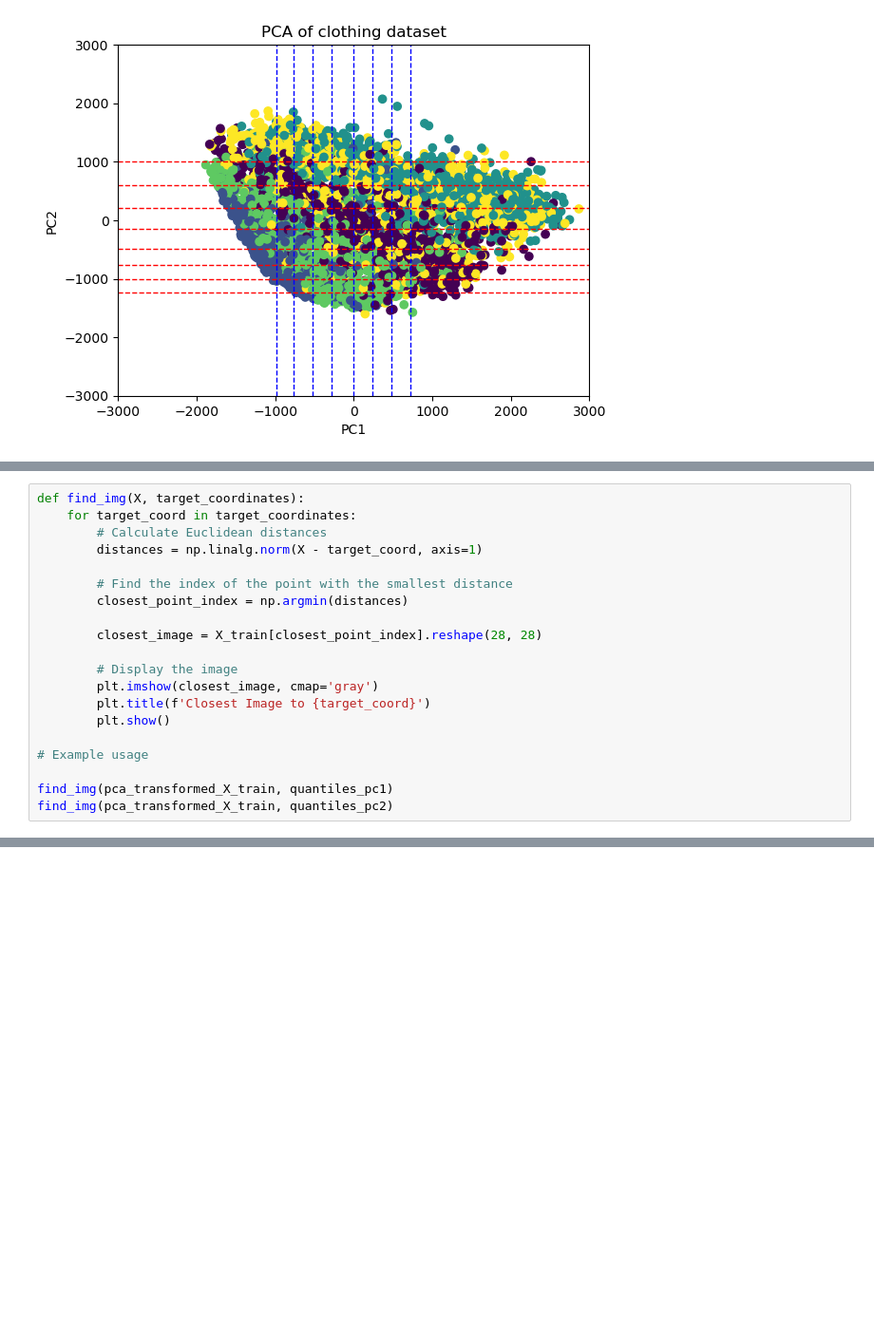
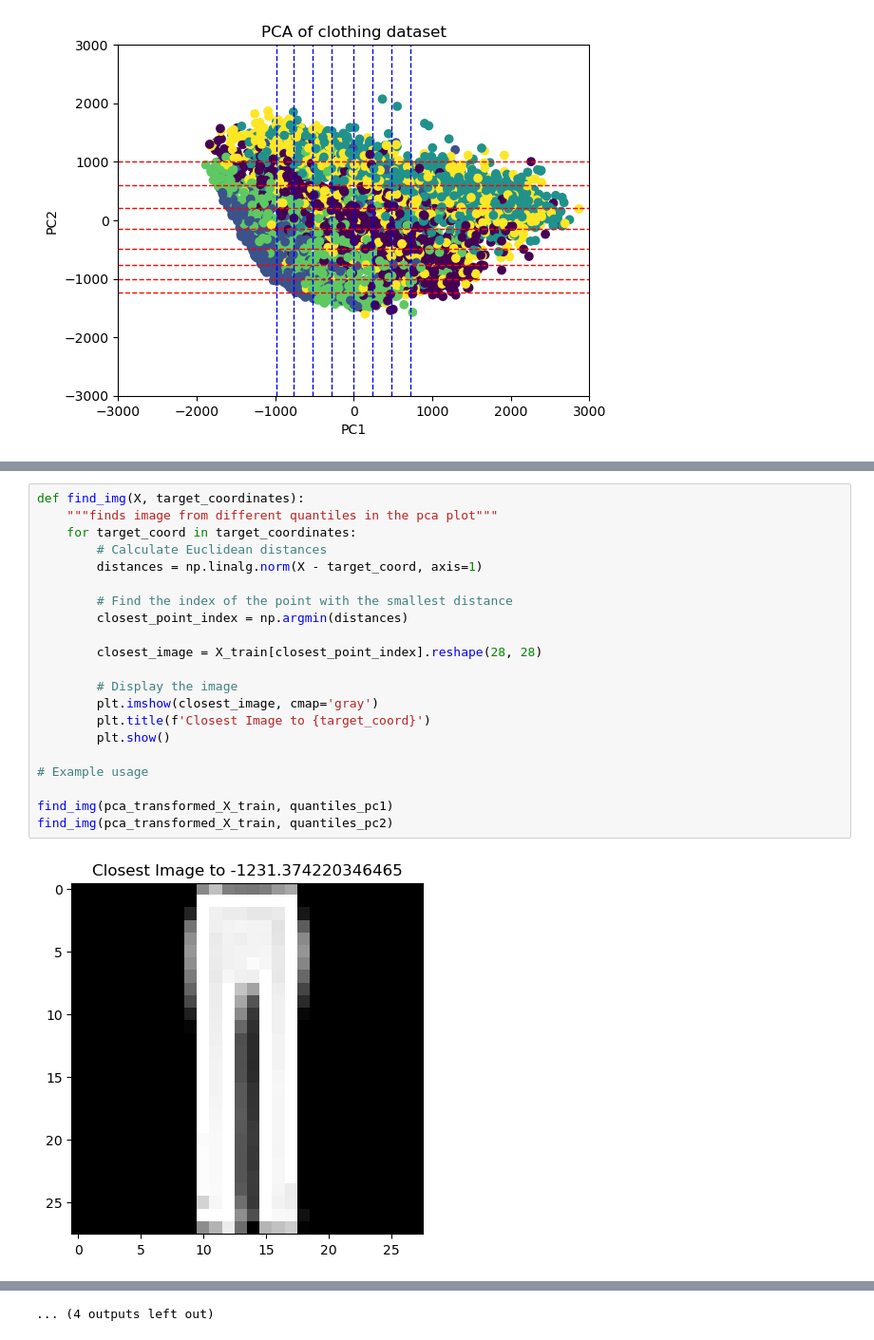
Before and after one commit to julielhagen/Clothing_classification-, a Jupyter notebook: sklearn.ipynb, the cells around one changed output, grey strips where cells are left out. Shown at 95% size. Cells and saved outputs as stored; diff of their text form; blank space fills up the shorter version.

```diff
--- a/sklearn.ipynb
+++ b/sklearn.ipynb
@@ -331,20 +292,23 @@ find_img(pca_transformed_X_train, X_train, target_coordinates)
 # %%
 def find_img(X, target_coordinates):
+    """finds image from different quantiles in the pca plot"""
     for target_coord in target_coordinates:
         # Calculate Euclidean distances
         distances = np.linalg.norm(X - target_coord, axis=1)
 
         # Find the index of the point with the smallest distance
         closest_point_index = np.argmin(distances)
 
         closest_image = X_train[closest_point_index].reshape(28, 28)
 
         # Display the image
         plt.imshow(closest_image, cmap='gray')
         plt.title(f'Closest Image to {target_coord}')
         plt.show()
 
 # Example usage
 
 find_img(pca_transformed_X_train, quantiles_pc1)
 find_img(pca_transformed_X_train, quantiles_pc2)
+# %% [output]
+[figure, added]
@@ -350,0 +326 @@ find_img(pca_transformed_X_train, quantiles_pc2)
+... (4 outputs left out)
```
Also changed, not shown: parts of 19 cells of this notebook.
